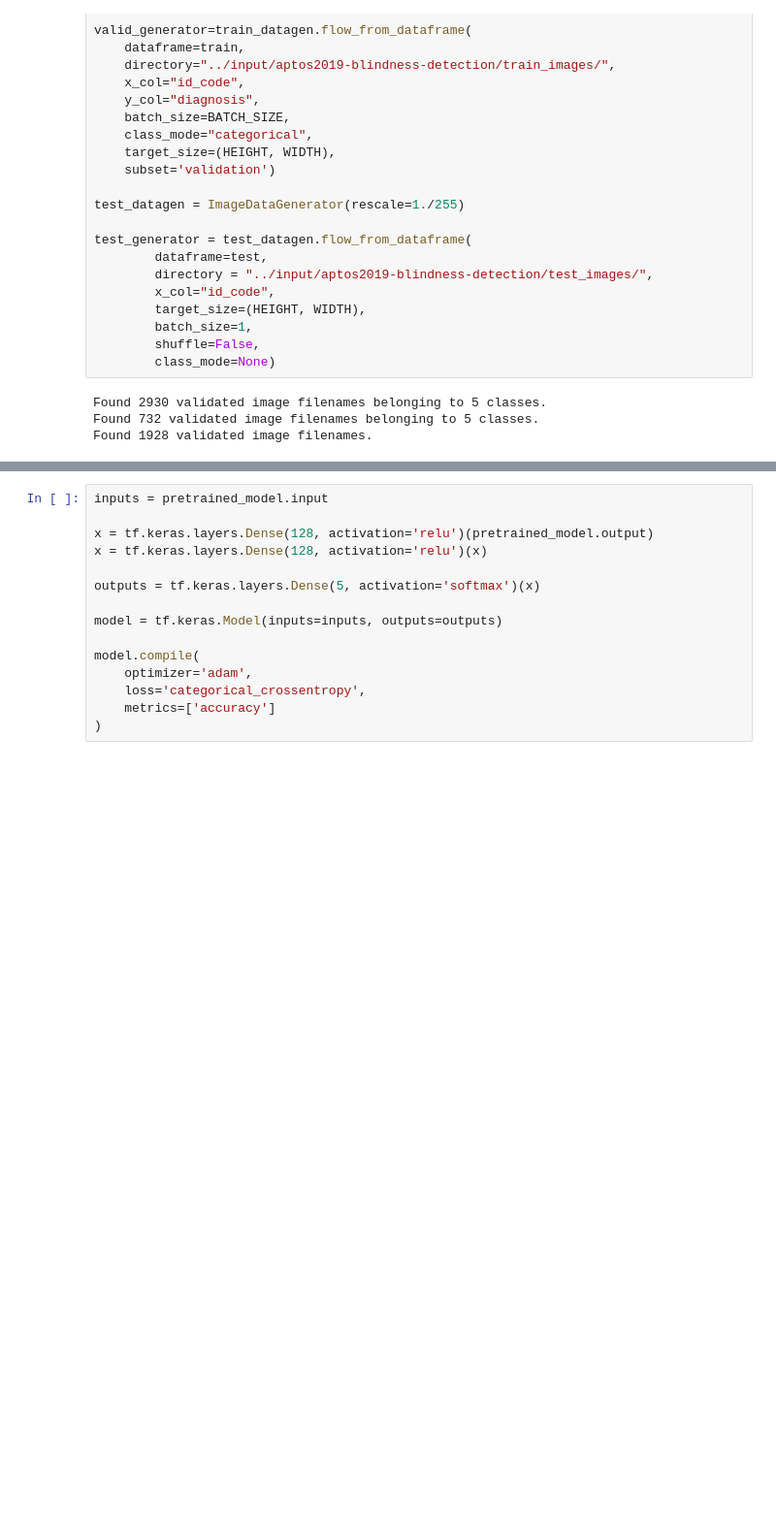
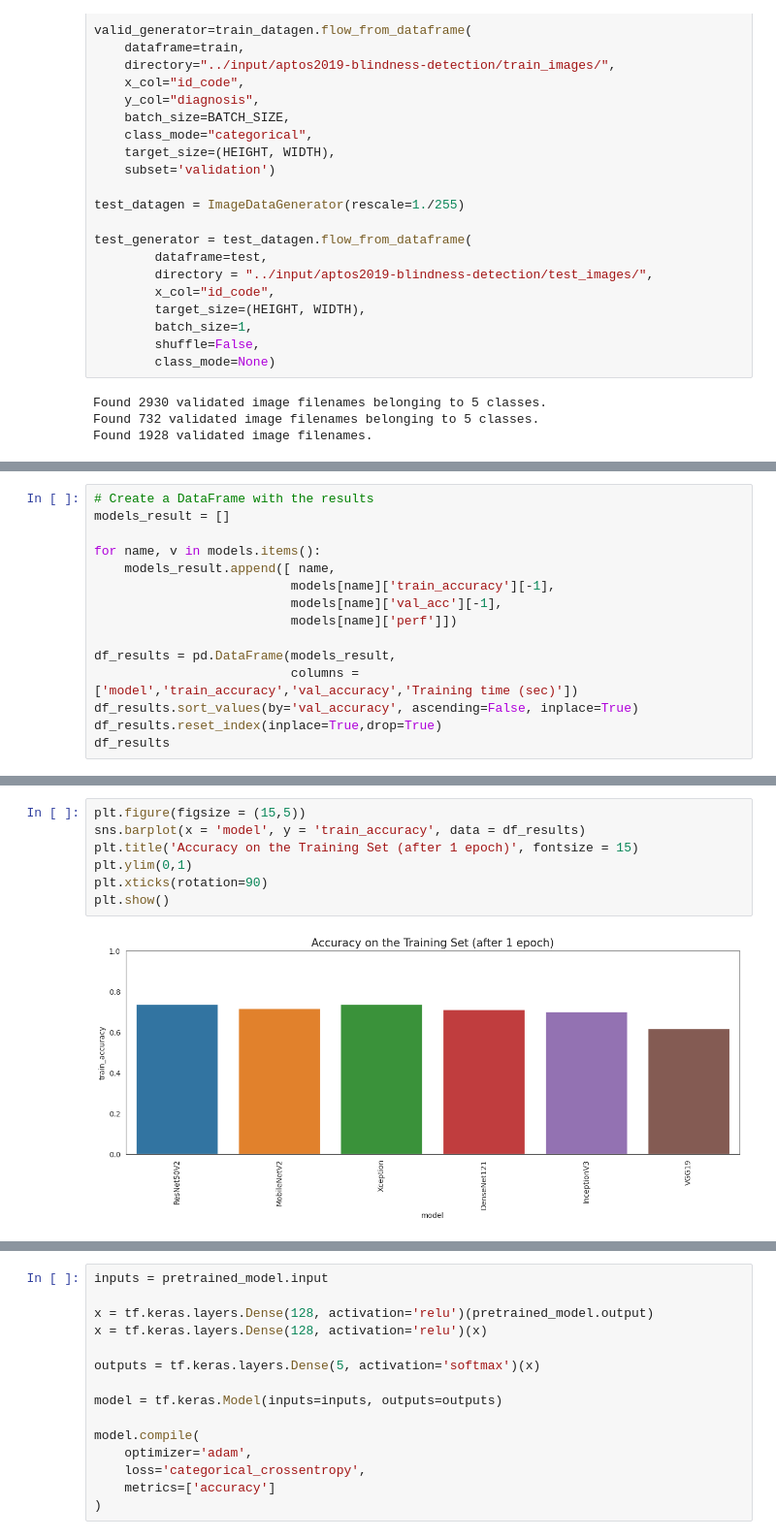
Before and after one commit to Thioumbour/DR_Detection, a Jupyter notebook: dr-detection.ipynb, the cells around one changed output, grey strips where cells are left out. Shown at 97% size. Saved outputs shown, nothing was run; the diff lists cells and outputs as text; blank space fills up the shorter version.

```diff
--- a/dr-detection.ipynb
+++ b/dr-detection.ipynb
@@ -186,0 +275,15 @@ Found 1928 validated image filenames.
+# %%
+# Create a DataFrame with the results
+models_result = []
+
+for name, v in models.items():
+    models_result.append([ name,
+                          models[name]['train_accuracy'][-1],
+                          models[name]['val_acc'][-1],
+                          models[name]['perf']])
+
+df_results = pd.DataFrame(models_result,
+                          columns = ['model','train_accuracy','val_accuracy','Training time (sec)'])
+df_results.sort_values(by='val_accuracy', ascending=False, inplace=True)
+df_results.reset_index(inplace=True,drop=True)
+df_results
@@ -186,0 +298,9 @@ Found 1928 validated image filenames.
+# %%
+plt.figure(figsize = (15,5))
+sns.barplot(x = 'model', y = 'train_accuracy', data = df_results)
+plt.title('Accuracy on the Training Set (after 1 epoch)', fontsize = 15)
+plt.ylim(0,1)
+plt.xticks(rotation=90)
+plt.show()
+# %% [output]
+[figure, added]
```
Also changed, not shown: parts of 16 cells of this notebook.
